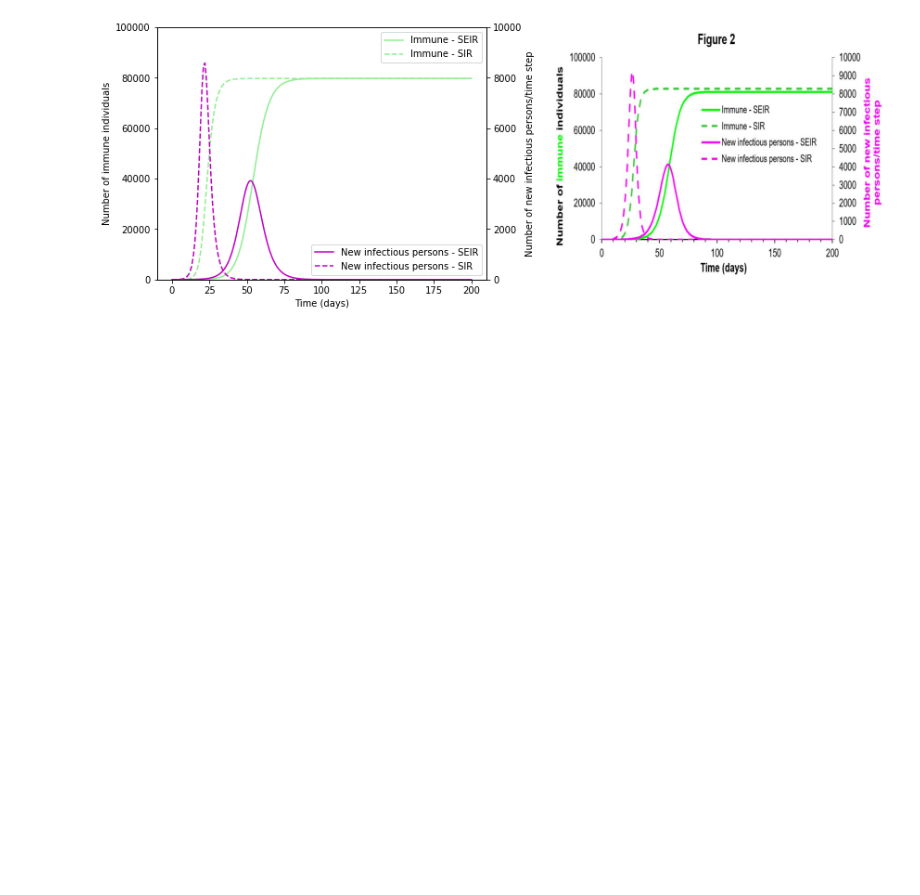
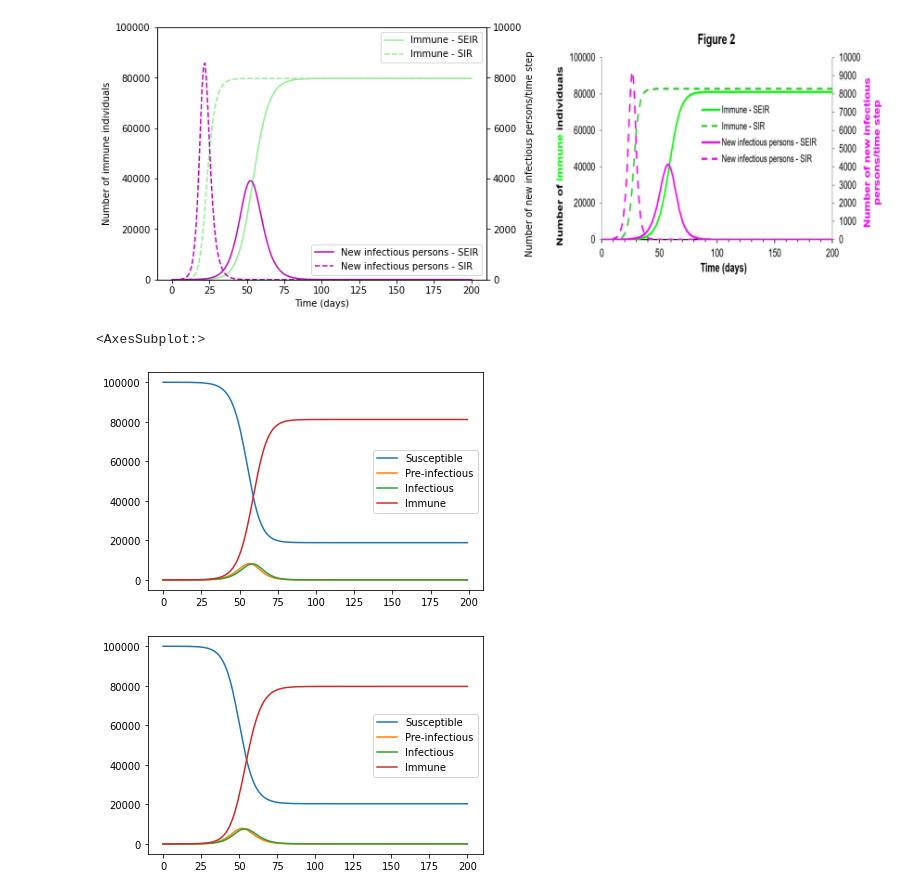
Before and after one commit to monash-emu/summer, a Jupyter notebook: docs/vynnycky_white/chapter_2.ipynb, the cells around one changed output. Cells and saved outputs as stored; diff of their text form; code cells hidden in the pictures; blank space fills up the shorter version.

```diff
--- a/docs/vynnycky_white/chapter_2.ipynb
+++ b/docs/vynnycky_white/chapter_2.ipynb
@@ -198,0 +201,19 @@ twin_ax.legend(loc=4);
+# %%
+# Get the worked example values
+model_2_1 = pd.read_excel(
+    "./excel_models/model 2.1.xlsx",
+    header=53,
+    usecols="B:E, G"
+)
+model_2_1.rename(
+    columns={"per time step": "New infectious persons"},
+    inplace=True
+)
+model_2_1.index = model_2_1.index.astype(float)
+# %%
+model_2_1.iloc[:200, :4].plot()  # Just the actual compartments for the first 200 time steps
+seir_compartments.plot()
+# %% [output]
+<AxesSubplot:>
+[figure, added]
+[figure, added]
```
Also changed, not shown: parts of 2 cells of this notebook.
